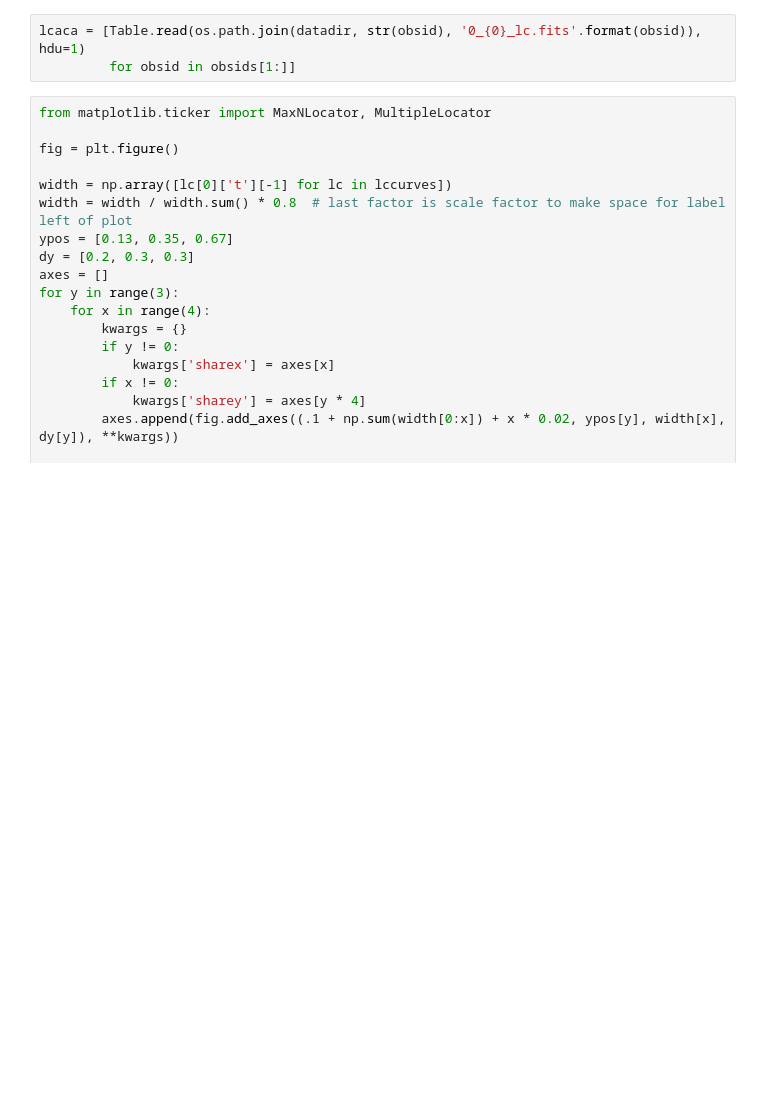
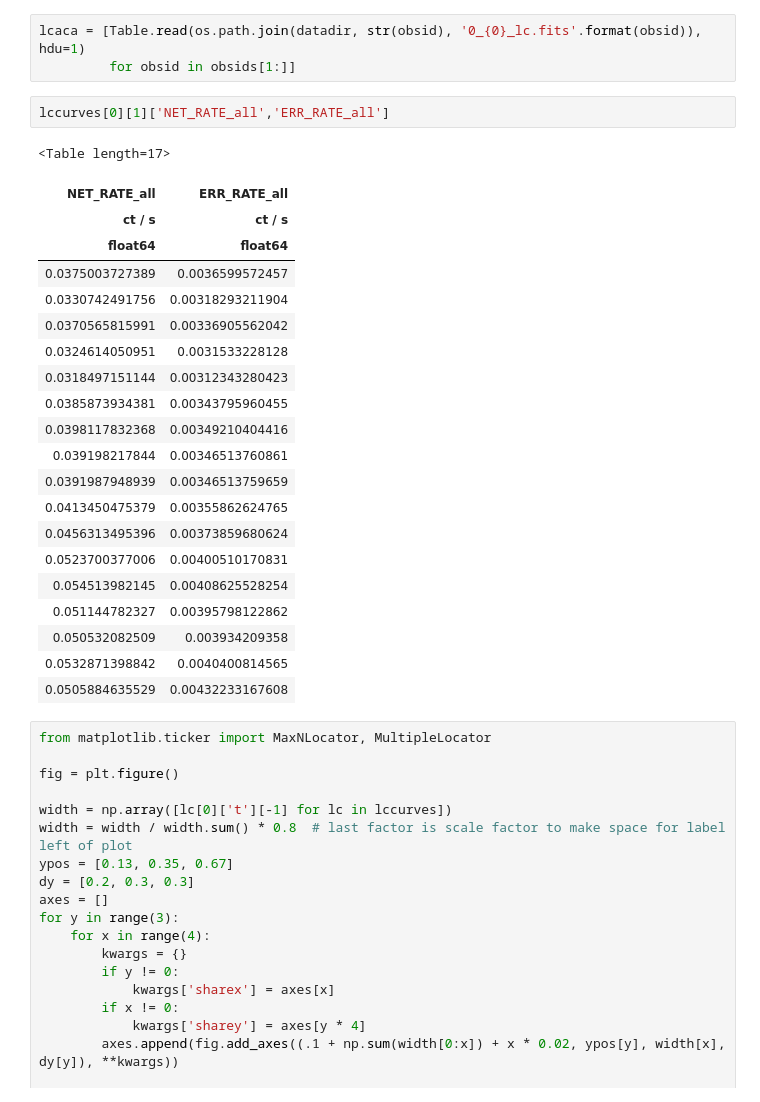
Before and after one commit to hamogu/RWAur, a Jupyter notebook: article.ipynb, the cells around one changed output. Saved outputs shown, nothing was run; the diff lists cells and outputs as text; blank space fills up the shorter version.

```diff
--- a/article.ipynb
+++ b/article.ipynb
@@ -255,6 +279,30 @@ In this section we present lightcurves and X-ray spectra and discuss spectral mo
 # %%
 lcaca = [Table.read(os.path.join(datadir, str(obsid), '0_{0}_lc.fits'.format(obsid)), hdu=1)
          for obsid in obsids[1:]]
+# %%
+lccurves[0][1]['NET_RATE_all','ERR_RATE_all']
+# %% [output]
+<Table length=17>
+| NET_RATE_all | ERR_RATE_all |
+| ct / s | ct / s |
+| float64 | float64 |
+| 0.0375003727389 | 0.0036599572457 |
+| 0.0330742491756 | 0.00318293211904 |
+| 0.0370565815991 | 0.00336905562042 |
+| 0.0324614050951 | 0.0031533228128 |
+| 0.0318497151144 | 0.00312343280423 |
+| 0.0385873934381 | 0.00343795960455 |
+| 0.0398117832368 | 0.00349210404416 |
+| 0.039198217844 | 0.00346513760861 |
+| 0.0391987948939 | 0.00346513759659 |
+| 0.0413450475379 | 0.00355862624765 |
+| 0.0456313495396 | 0.00373859680624 |
+| 0.0523700377006 | 0.00400510170831 |
+| 0.054513982145 | 0.00408625528254 |
+| 0.051144782327 | 0.00395798122862 |
+| 0.050532082509 | 0.003934209358 |
+| 0.0532871398842 | 0.0040400814565 |
+| 0.0505884635529 | 0.00432233167608 |
 # %%
 from matplotlib.ticker import MaxNLocator, MultipleLocator
 
```
Also changed, not shown: parts of 2 cells of this notebook, 2 other files.
